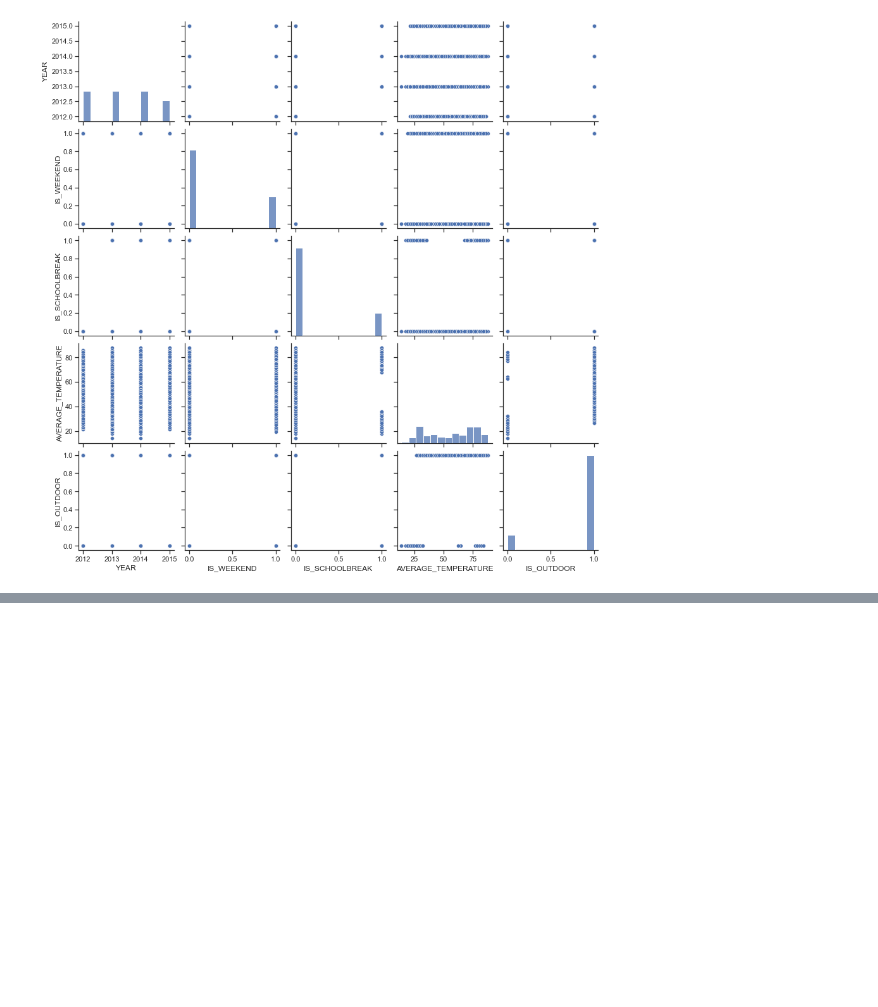
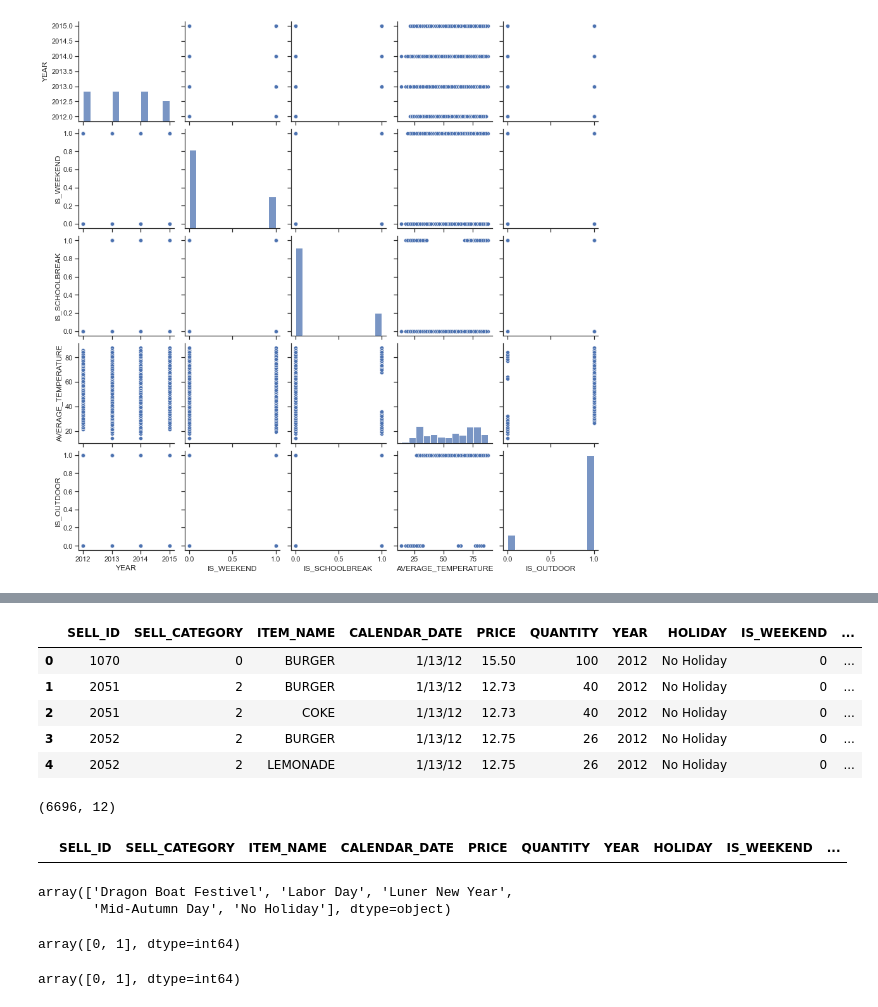
Before and after one commit to Keshtech2002/Retail_Price_Optimization_ML_Regression, a Jupyter notebook: Cafe_Price_Optimazation.ipynb, the cells around one changed output, grey strips where cells are left out. Cells and saved outputs as stored; diff of their text form; code cells hidden in the pictures; blank space fills up the shorter version.

Commit message:
notebook cafe_price eda

```diff
--- a/Cafe_Price_Optimazation.ipynb
+++ b/Cafe_Price_Optimazation.ipynb
@@ -244,0 +334,7 @@ sns.pairplot(date_info)
+# %%
+# Merge and drop unnecesssary columns
+merge_data_1 = pd.merge(sales_data.drop(['ITEM_ID'], axis=1), transaction_data.drop(['SELL_CATEGORY'], axis=1), on= 'SELL_ID')
+merge_data_1.head()
+
+# Make merge_data_1 unique on combination of all return features
+unique_merge_data_1 = merge_data_1.groupby(['SELL_ID', 'SELL_CATEGORY', 'ITEM_NAME', 'CALENDAR_DATE', 'PRICE'])['QUANTITY'].sum()
@@ -244,0 +372,2 @@ sns.pairplot(date_info)
+# %%
+intermediate_data = unique_merge_data_1.reset_index()
@@ -244,0 +383,32 @@ sns.pairplot(date_info)
+# %%
+# Incorporate the date_info data
+combined_data = pd.merge(intermediate_data, date_info, on='CALENDAR_DATE')
+combined_data.head()
+# %% [output]
+|  | SELL_ID | SELL_CATEGORY | ITEM_NAME | CALENDAR_DATE | PRICE | QUANTITY | YEAR | HOLIDAY | IS_WEEKEND | ... |
+| 0 | 1070 | 0 | BURGER | 1/13/12 | 15.50 | 100 | 2012 | No Holiday | 0 | ... |
+| 1 | 2051 | 2 | BURGER | 1/13/12 | 12.73 | 40 | 2012 | No Holiday | 0 | ... |
+| 2 | 2051 | 2 | COKE | 1/13/12 | 12.73 | 40 | 2012 | No Holiday | 0 | ... |
+| 3 | 2052 | 2 | BURGER | 1/13/12 | 12.75 | 26 | 2012 | No Holiday | 0 | ... |
+| 4 | 2052 | 2 | LEMONADE | 1/13/12 | 12.75 | 26 | 2012 | No Holiday | 0 | ... |
+# %%
+# check shape
+combined_data.shape
+
+
+# check for missing values
+# no missing values
+combined_data[combined_data.isnull().any(axis=1)]
+# %% [output]
+(6696, 12)
+|  | SELL_ID | SELL_CATEGORY | ITEM_NAME | CALENDAR_DATE | PRICE | QUANTITY | YEAR | HOLIDAY | IS_WEEKEND | ... |
+# %%
+# check various categories
+np.unique(combined_data.HOLIDAY)
+np.unique(combined_data.IS_WEEKEND)
+np.unique(combined_data.IS_SCHOOLBREAK)
+# %% [output]
+array(['Dragon Boat Festivel', 'Labor Day', 'Luner New Year',
+       'Mid-Autumn Day', 'No Holiday'], dtype=object)
+array([0, 1], dtype=int64)
+array([0, 1], dtype=int64)
```
Also changed, not shown: parts of 20 cells of this notebook.
